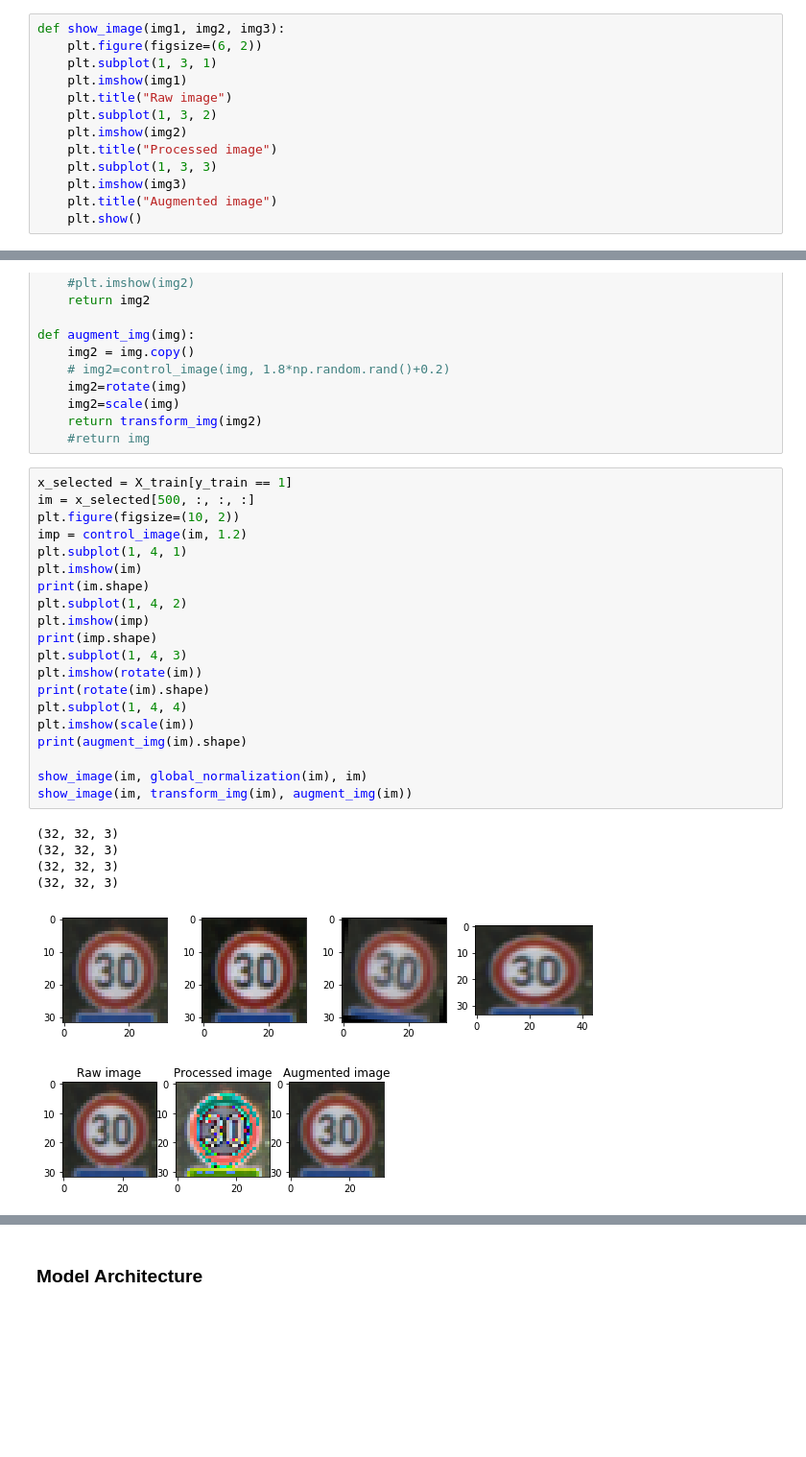
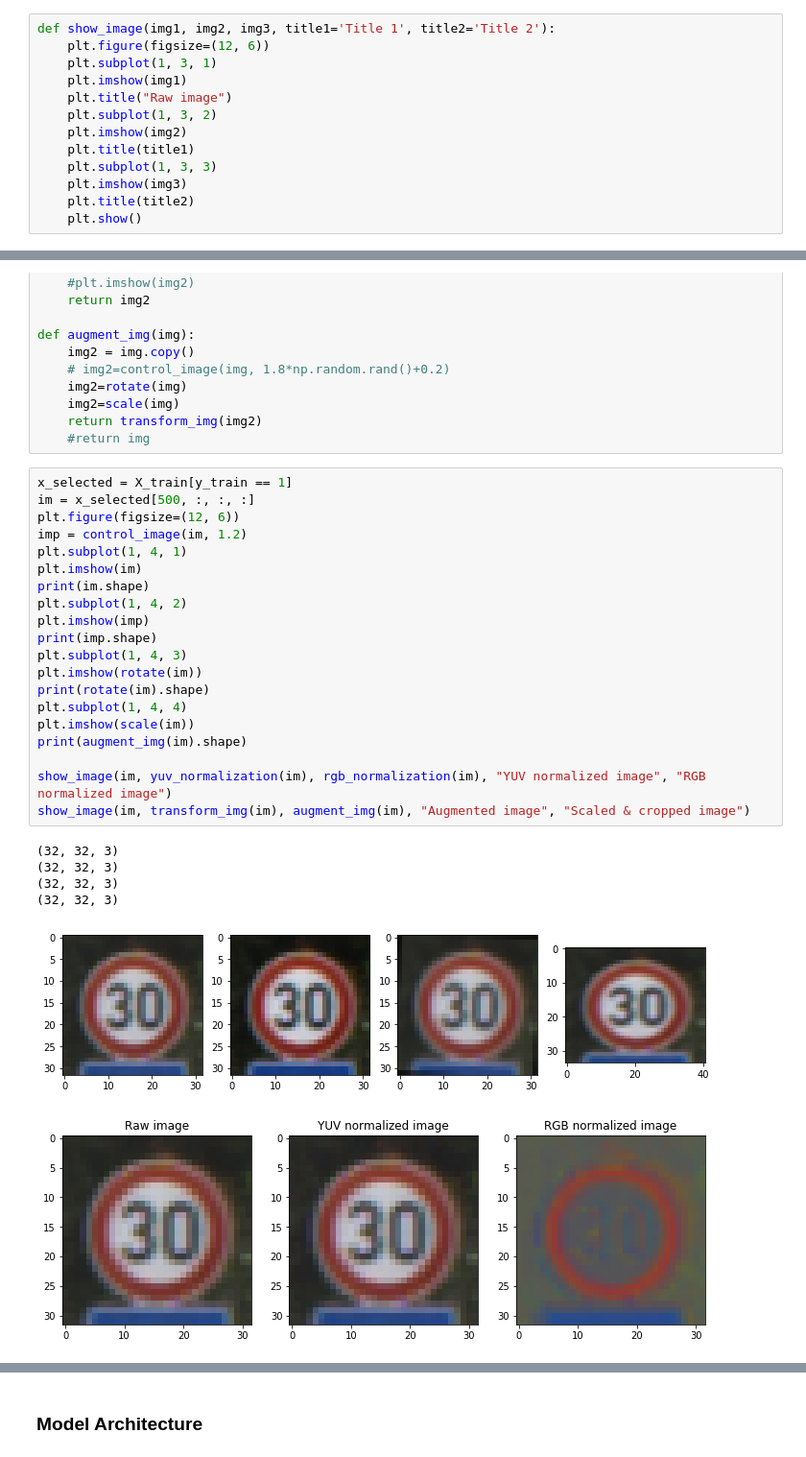
Before and after one commit to hpnhxxwn/CarND-Traffic-Sign-Classifier-Project, a Jupyter notebook: Traffic_Sign_Classifier.ipynb, the cells around one changed output, grey strips where cells are left out. Shown: that part at 96% size. Saved outputs shown, nothing was run; the diff lists cells and outputs as text; blank space fills up the shorter version.

```diff
--- a/Traffic_Sign_Classifier.ipynb
+++ b/Traffic_Sign_Classifier.ipynb
@@ -195,17 +197,17 @@ def sharpen(img):
 # plt.figure()
 # plt.imshow(sharpen_img(X_train[0]))
 # %%
-def show_image(img1, img2, img3):
-    plt.figure(figsize=(6, 2))
+def show_image(img1, img2, img3, title1='Title 1', title2='Title 2'):
+    plt.figure(figsize=(12, 6))
     plt.subplot(1, 3, 1)
     plt.imshow(img1)
     plt.title("Raw image")
     plt.subplot(1, 3, 2)
     plt.imshow(img2)
-    plt.title("Processed image")
+    plt.title(title1)
     plt.subplot(1, 3, 3)
     plt.imshow(img3)
-    plt.title("Augmented image")
+    plt.title(title2)
     plt.show()
 # %%
 def random_brightness(img):
@@ -290,27 +292,27 @@ def augment_img(img):
 # %%
 x_selected = X_train[y_train == 1]
 im = x_selected[500, :, :, :]
-plt.figure(figsize=(10, 2))
+plt.figure(figsize=(12, 6))
 imp = control_image(im, 1.2)
 plt.subplot(1, 4, 1)
 plt.imshow(im)
 print(im.shape)
 plt.subplot(1, 4, 2)
 plt.imshow(imp)
 print(imp.shape)
 plt.subplot(1, 4, 3)
 plt.imshow(rotate(im))
 print(rotate(im).shape)
 plt.subplot(1, 4, 4)
 plt.imshow(scale(im))
 print(augment_img(im).shape)
 
-show_image(im, global_normalization(im), im)
-show_image(im, transform_img(im), augment_img(im))
+show_image(im, yuv_normalization(im), rgb_normalization(im), "YUV normalized image", "RGB normalized image")
+show_image(im, transform_img(im), augment_img(im), "Augmented image", "Scaled & cropped image")
 # %% [output]
 (32, 32, 3)
 (32, 32, 3)
 (32, 32, 3)
 (32, 32, 3)
-[figure, old version]
+[figure, new version]
-[figure, old version]
+[figure, new version]
```
Also changed, not shown: parts of 3 cells of this notebook, 12 other files.
